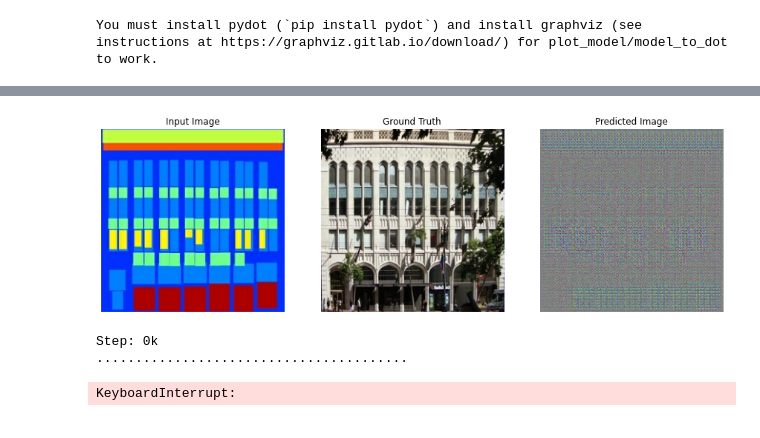
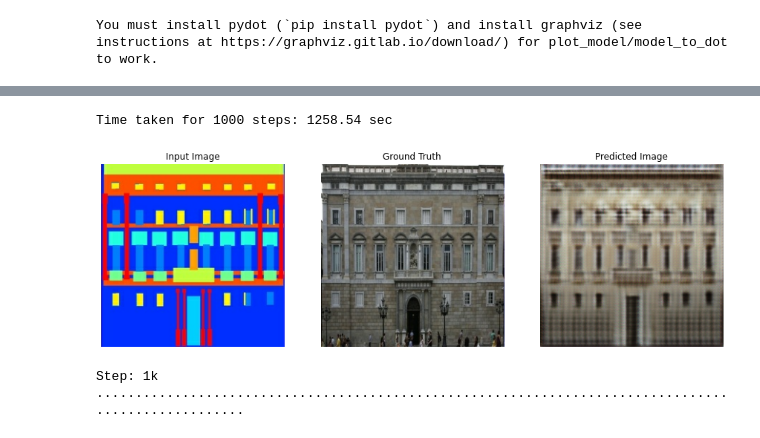
Before and after one commit to Utsavd7/pix2pix-GANs, a Jupyter notebook: Image-to-image-translation-GANs.ipynb, the cells around one changed output, grey strips where cells are left out. Saved outputs shown, nothing was run; the diff lists cells and outputs as text; code cells hidden in the pictures.

```diff
--- a/Image-to-image-translation-GANs.ipynb
+++ b/Image-to-image-translation-GANs.ipynb
@@ -423,8 +420,8 @@ def fit(train_ds, test_ds, steps):
 [interactive output not drawn]
 # %%
-fit(train_dataset, test_dataset, steps=40000)
+fit(train_dataset, test_dataset, steps=2000)
 # %% [output]
+Time taken for 1000 steps: 1258.54 sec
-[figure, old version]
+[figure, new version]
-Step: 0k
-........................................
-KeyboardInterrupt:
+Step: 1k
+....................................................................................................
```
Also changed, not shown: parts of 6 cells of this notebook, 2 other files.
